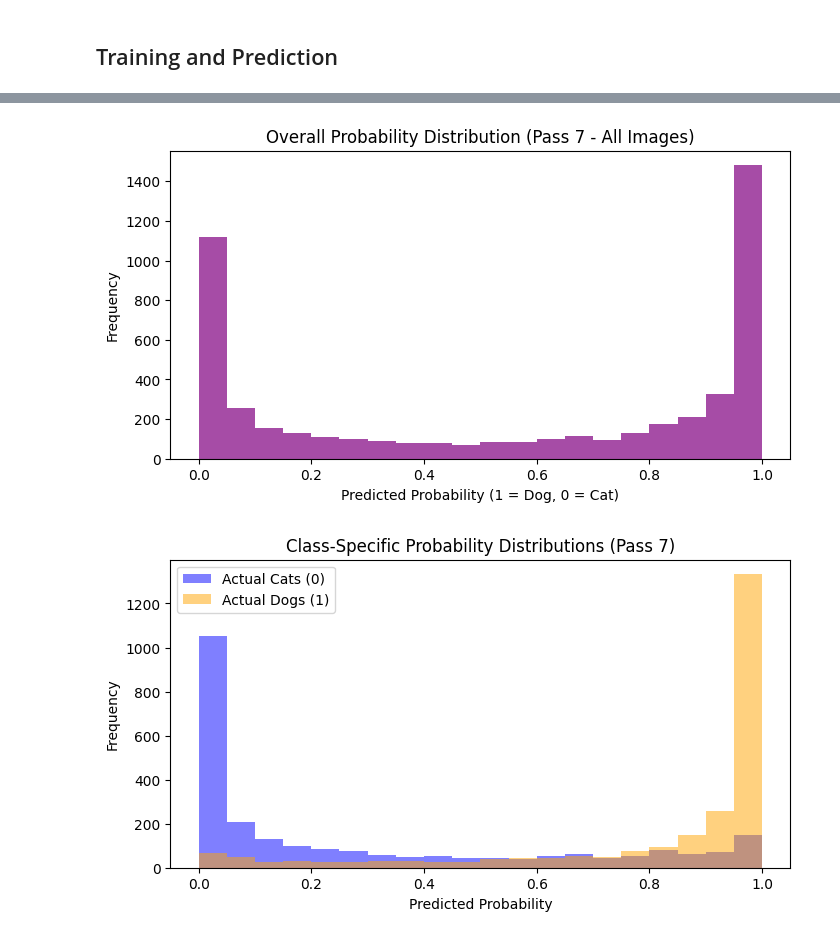
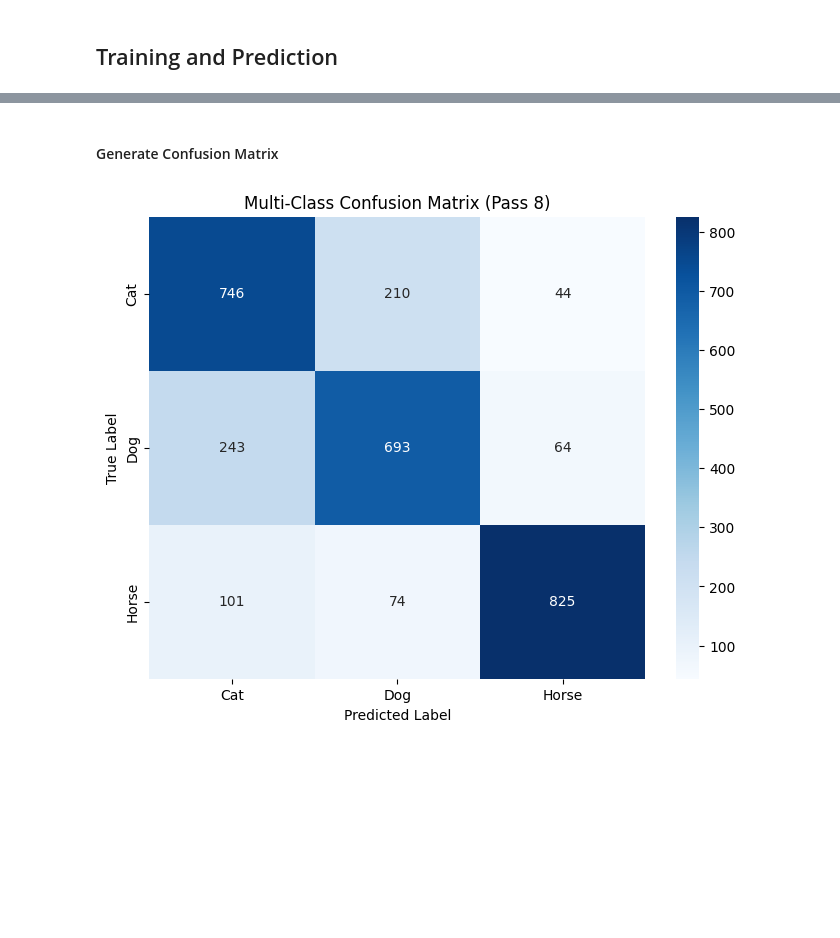
Before and after one commit to ikoghoddds-bit/Data-Science-Portfolio-C21, a Jupyter notebook: Projects/Project-6/Images-Description.for.Students_Pass_8.ipynb, the cells around one changed output, grey strips where cells are left out. Saved outputs shown, nothing was run; the diff lists cells and outputs as text; code cells hidden in the pictures; blank space fills up the shorter version.

```diff
--- a/Projects/Project-6/Images-Description.for.Students_Pass_8.ipynb
+++ b/Projects/Project-6/Images-Description.for.Students_Pass_8.ipynb
@@ -247,0 +220,19 @@ predict_external_image(dog_url, model)
+# %%
+# Define EarlyStopping
+
+early_stop = EarlyStopping(monitor='val_loss', patience=4, restore_best_weights=True)
+
+# Fit the Model
+
+history = model.fit(
+    X_train, y_train,
+    epochs=25,
+    validation_data=(X_test, y_test),
+    batch_size=64,
+    callbacks=[early_stop]
+)
+
+# Evaluate Performance
+
+loss, accuracy = model.evaluate(X_test, y_test)
+print(f"\nTest Accuracy: {accuracy*100:.2f}%")
@@ -258,24 +269,0 @@ test_predictions = model.predict(X_test).flatten()
-# %%
-# Overall Probability Distributions
-
-plt.figure(figsize=(8, 4))
-plt.hist(test_predictions, bins=20, color='purple', alpha=0.7)
-plt.title("Overall Probability Distribution (Pass 7 - All Images)")
-plt.xlabel("Predicted Probability (1 = Dog, 0 = Cat)")
-plt.ylabel("Frequency")
-plt.show()
-# %% [output]
-[figure, removed]
-# %%
-# Class-Specific Probability Distributions
-
-plt.figure(figsize=(8, 4))
-plt.hist(test_predictions[y_test == 0], bins=20, color='blue', alpha=0.5, label='Actual Cats (0)')
-plt.hist(test_predictions[y_test == 1], bins=20, color='orange', alpha=0.5, label='Actual Dogs (1)')
-plt.title("Class-Specific Probability Distributions (Pass 7)")
-plt.xlabel("Predicted Probability")
-plt.ylabel("Frequency")
-plt.legend()
-plt.show()
-# %% [output]
-[figure, removed]
@@ -290 +274,20 @@ false_dogs = np.where((y_test == 0) & (test_predictions > 0.9))[0]
+# %% [markdown]
+#### Generate Confusion Matrix
+# %%
+# Generate Confusion Matrix
+
+cm = confusion_matrix(y_test, class_predictions)
+
+# Plot Confusion Matrix
+
+plt.figure(figsize=(8, 6))
+sns.heatmap(cm, annot=True, fmt='d', cmap='Blues',
+            xticklabels=["Cat", "Dog", "Horse"],
+            yticklabels=["Cat", "Dog", "Horse"])
+plt.title("Multi-Class Confusion Matrix (Pass 8)")
+plt.xlabel("Predicted Label")
+plt.ylabel("True Label")
+plt.show()
+# %% [output]
+[figure, added]
 # %%
```
Also changed, not shown: parts of 38 cells of this notebook.
